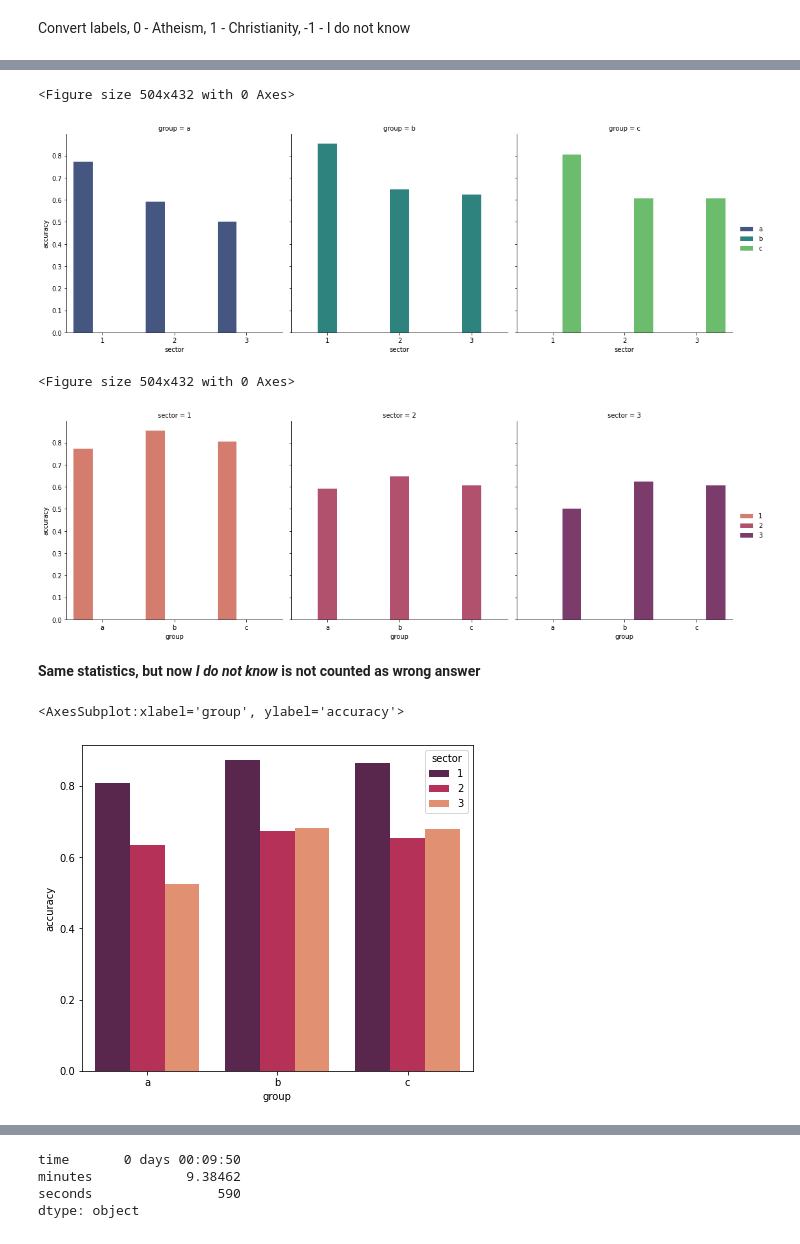
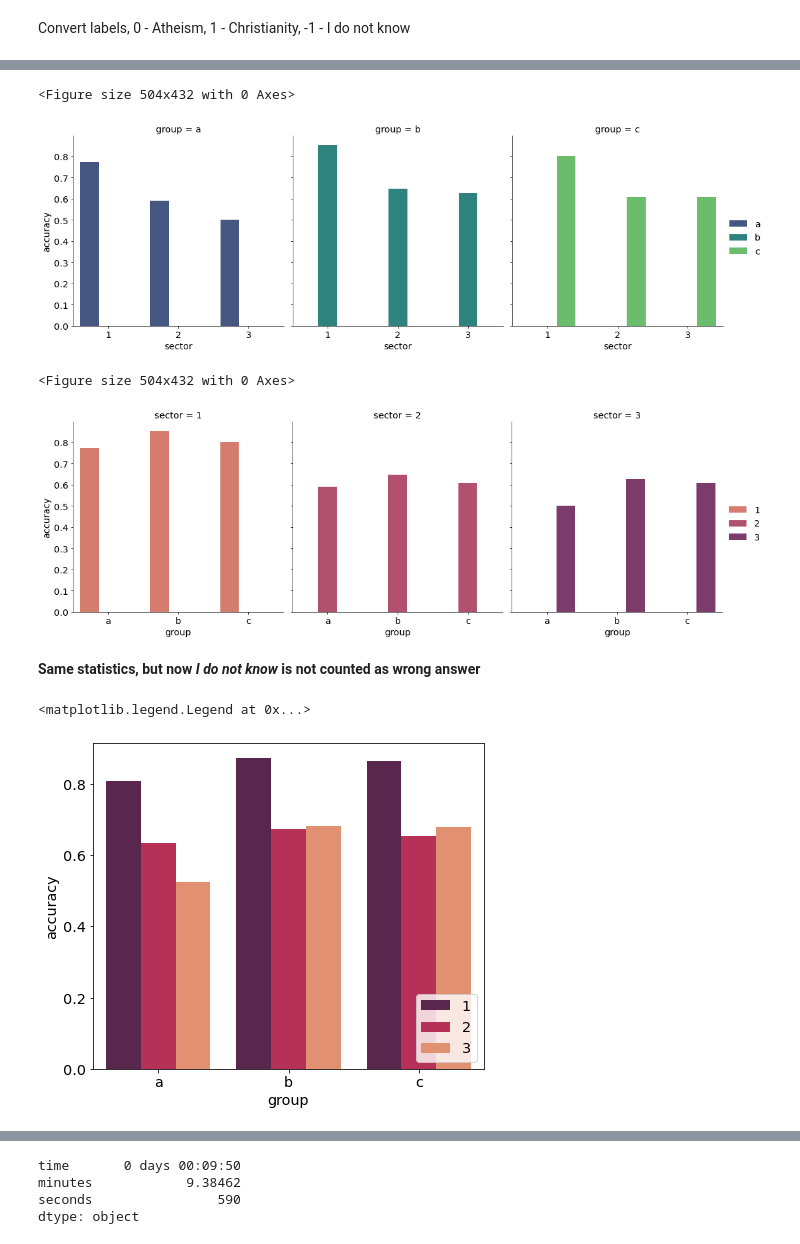
Before and after one commit to tomasMizera/dt-ai-explanation, a Jupyter notebook: notebooks/experiments/user-study.ipynb, the cells around one changed output, grey strips where cells are left out. Saved outputs shown, nothing was run; the diff lists cells and outputs as text; code cells hidden in the pictures.

```diff
--- a/notebooks/experiments/user-study.ipynb
+++ b/notebooks/experiments/user-study.ipynb
@@ -728,0 +724,21 @@ sns.displot(x="seconds", data=times, hue="group", col="group", kind="hist", kde=
+# %%
+g = sns.displot(x="seconds", data=times, hue="group", col="group", kind="hist", kde=True, bins=10)
+
+g.fig.set_figwidth(10)
+g.fig.set_figheight(3)
+g.set_xlabels("Seconds to fill")
+g.set_ylabels("Count")
+# g.set_titles()
+
+# plt.legend(['Explanation summaries', 'TextRank summaries', 'Entire instances', 'Selected omega'])
+g._legend.set_title("Group")
+params = {'legend.fontsize': 'x-large',
+          'legend.title_fontsize': 'x-large',
+          'figure.figsize': (15, 5),
+         'axes.labelsize': 'x-large',
+         'axes.titlesize':'x-large',
+         'xtick.labelsize':'x-large',
+         'ytick.labelsize':'x-large'}
+plt.subplots_adjust(wspace=0.2)
+
+plt.rcParams.update(params)
@@ -1041,14 +1071,14 @@ g=sns.catplot(x="sector", y="accuracy", data=results_per_sector, hue="group", pa
 g.add_legend();
 # %% [output]
 <Figure size 504x432 with 0 Axes>
-[figure, old version]
+[figure, new version]
 # %%
 plt.figure(figsize=(7, 6));
 g = sns.catplot(x="group", y="accuracy", data=results_per_sector, col="sector", kind="bar", palette='flare', hue="sector");
 g.add_legend();
 # %% [output]
 <Figure size 504x432 with 0 Axes>
-[figure, old version]
+[figure, new version]
 # %% [markdown]
 **Same statistics, but now *I do not know* is not counted as wrong answer**
 # %%
@@ -1119,6 +1149,7 @@ results_sector_acc = pd.concat([
 # %%
 plt.figure(figsize=(7, 6));
 sns.barplot(x="group", y="accuracy", data=results_sector_acc, hue="sector", palette="rocket")
+plt.legend(loc='lower right')
 # %% [output]
-<AxesSubplot:xlabel='group', ylabel='accuracy'>
+<matplotlib.legend.Legend at 0x...>
-[figure, old version]
+[figure, new version]
```
Also changed, not shown: parts of 62 cells of this notebook, 7 other files.
